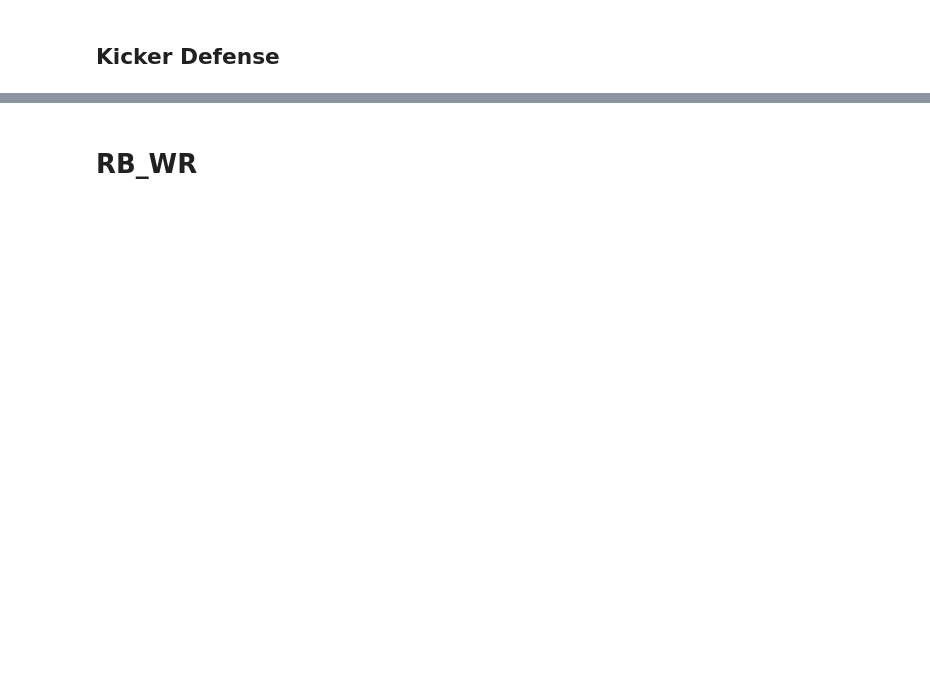
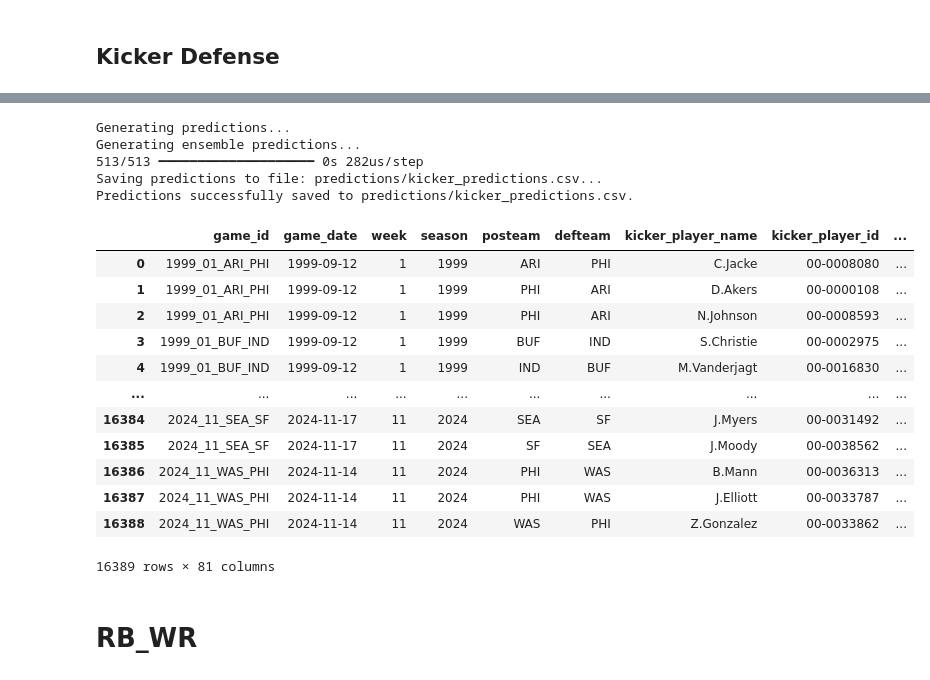
Before and after one commit to cse-6242-t134/nfl-fantasy-prediction-model, a Jupyter notebook: build_nfl_model_demo.ipynb, the cells around one changed output, grey strips where cells are left out. Drawn from its saved outputs; the diff is of its cells as text; code cells hidden in the pictures; blank space fills up the shorter version.

```diff
--- a/build_nfl_model_demo.ipynb
+++ b/build_nfl_model_demo.ipynb
@@ -15,5 +59,5 @@ This will showcase the process step by step and also showcase it using the metho
 # %% [markdown]
 ## Kicker Defense
 # %%
-kicker_obj = nfl_mod.NFLModel(position='Kicker')
+kicker_obj = nfl_mod.NFLModel(position='Kicker', roster_data=roster_data, pbp_df=pbp_df, schedules_df=schedules_df)
 # %% [output]
@@ -100,3 +102,28 @@ Model loaded from random_forest_kicker_model.pkl
+# %%
+# Generate Ensemble model predictions and save them to a file
+predictions_kicker = kicker_obj.process_predictions(ensemble=True, save_to_file='predictions/kicker_predictions.csv')
+# %% [output]
+Generating predictions...
+Generating ensemble predictions...
+513/513 ━━━━━━━━━━━━━━━━━━━━ 0s 282us/step
+Saving predictions to file: predictions/kicker_predictions.csv...
+Predictions successfully saved to predictions/kicker_predictions.csv.
+# %%
+predictions_kicker
+# %% [output]
+|  | game_id | game_date | week | season | posteam | defteam | kicker_player_name | kicker_player_id | ... |
+| 0 | 1999_01_ARI_PHI | 1999-09-12 | 1 | 1999 | ARI | PHI | C.Jacke | 00-0008080 | ... |
+| 1 | 1999_01_ARI_PHI | 1999-09-12 | 1 | 1999 | PHI | ARI | D.Akers | 00-0000108 | ... |
+| 2 | 1999_01_ARI_PHI | 1999-09-12 | 1 | 1999 | PHI | ARI | N.Johnson | 00-0008593 | ... |
+| 3 | 1999_01_BUF_IND | 1999-09-12 | 1 | 1999 | BUF | IND | S.Christie | 00-0002975 | ... |
+| 4 | 1999_01_BUF_IND | 1999-09-12 | 1 | 1999 | IND | BUF | M.Vanderjagt | 00-0016830 | ... |
+| ... | ... | ... | ... | ... | ... | ... | ... | ... | ... |
+| 16384 | 2024_11_SEA_SF | 2024-11-17 | 11 | 2024 | SEA | SF | J.Myers | 00-0031492 | ... |
+| 16385 | 2024_11_SEA_SF | 2024-11-17 | 11 | 2024 | SF | SEA | J.Moody | 00-0038562 | ... |
+| 16386 | 2024_11_WAS_PHI | 2024-11-14 | 11 | 2024 | PHI | WAS | B.Mann | 00-0036313 | ... |
+| 16387 | 2024_11_WAS_PHI | 2024-11-14 | 11 | 2024 | PHI | WAS | J.Elliott | 00-0033787 | ... |
+| 16388 | 2024_11_WAS_PHI | 2024-11-14 | 11 | 2024 | WAS | PHI | Z.Gonzalez | 00-0033862 | ... |
+16389 rows × 81 columns
 # %% [markdown]
 # RB_WR
 # %%
```
Also changed, not shown: parts of 21 cells of this notebook, 7 other files.
